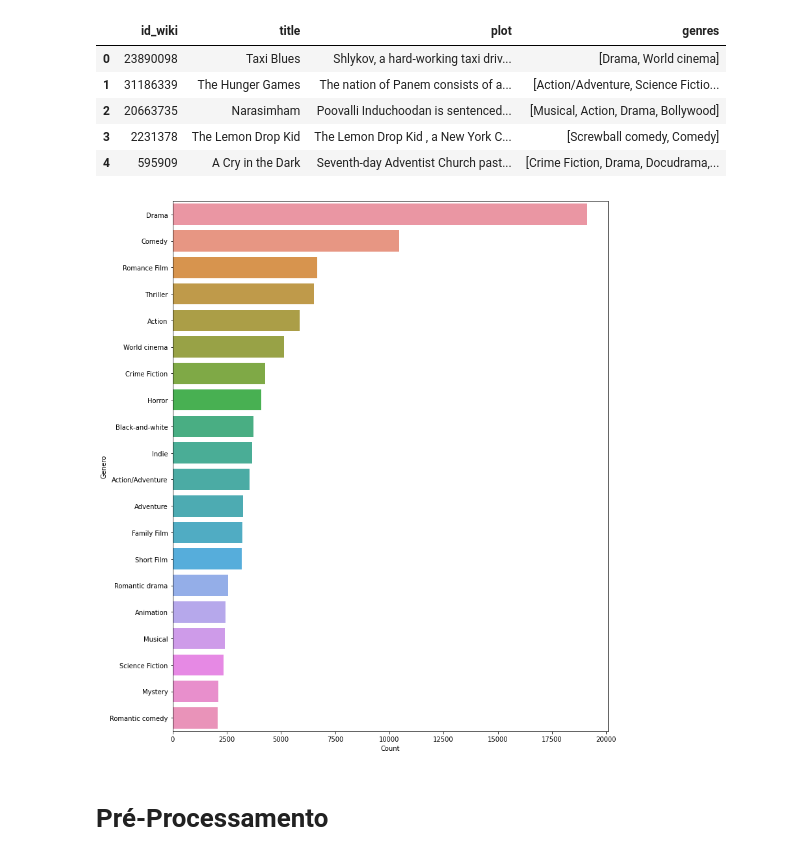
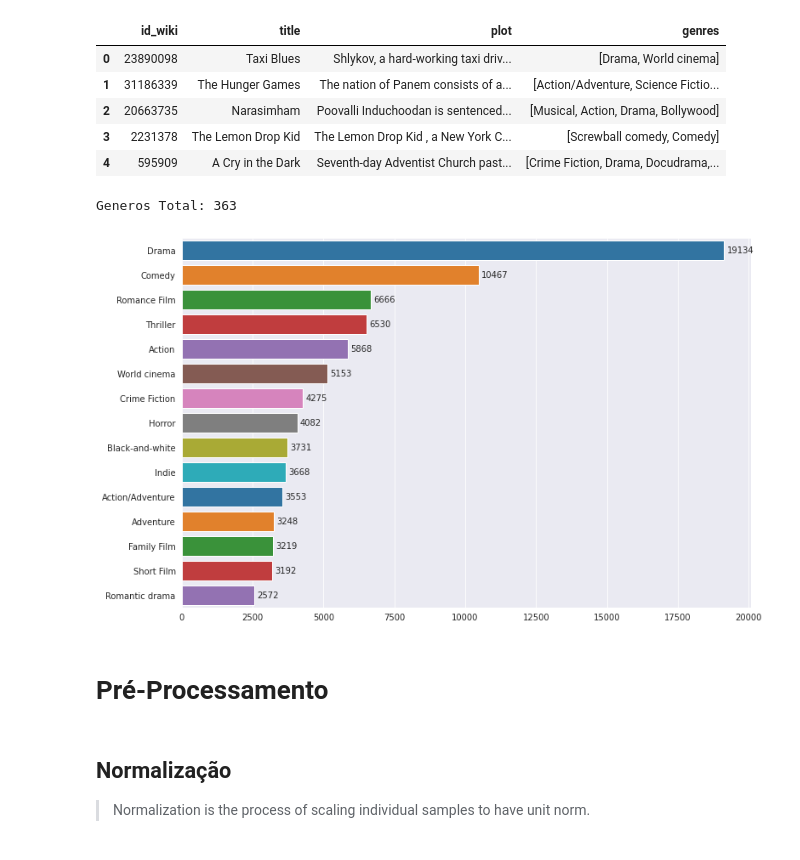
Before and after one commit to Durfan/ufsj-Data-Science, a Jupyter notebook: tp/tp.ipynb, the cells around one changed output. Drawn from its saved outputs; the diff is of its cells as text; code cells hidden in the pictures.

```diff
--- a/tp/tp.ipynb
+++ b/tp/tp.ipynb
@@ -1,10 +1,8 @@
 # %%
 import pandas as pd
 import numpy as np
-import json
+import json, csv, re
 import nltk
-import re
-import csv
 import matplotlib.pyplot as plt
 import seaborn as sns
 
@@ -19,13 +17,12 @@ from sklearn.metrics import f1_score
 
 from nltk.corpus import stopwords
 
+sns.set_style('darkgrid')
 %matplotlib inline
-pd.set_option('display.max_colwidth', 300)
 # %% [markdown]
 # Dataframe
 # %%
 %%time
-
 def to_list(entry):
   return list(json.loads(entry).values())
 
@@ -40,8 +37,8 @@ meta['languages'] = meta['languages'].apply(to_list)
 meta['countries'] = meta['countries'].apply(to_list)
 meta['genres'] = meta['genres'].apply(to_list)
 
-#meta['languages'] = meta['languages'].apply(lambda x: np.nan if len(x)==0 else x)
-#meta['countries'] = meta['countries'].apply(lambda x: np.nan if len(x)==0 else x)
-#meta['genres'] = meta['genres'].apply(lambda x: np.nan if len(x)==0 else x)
+meta['languages'] = meta['languages'].apply(lambda x: np.nan if len(x)==0 else x)
+meta['countries'] = meta['countries'].apply(lambda x: np.nan if len(x)==0 else x)
+meta['genres'] = meta['genres'].apply(lambda x: np.nan if len(x)==0 else x)
 meta.head()
 # %% [output]
@@ -82,6 +79,7 @@ meta['id_wiki'] = meta['id_wiki'].astype(str)
 cols = ['id_wiki','title','plot','genres']
 
 df = pd.merge(plots, meta[['id_wiki', 'title', 'genres']], on = 'id_wiki')
+df.drop(df.loc[df['genres'].isna()].index, inplace=True)
 df = df[cols]
 df.head()
 # %% [output]
@@ -101,11 +92,22 @@ df_genres = pd.DataFrame({
+# %%
+genres_flat = pd.Series([item for sublist in df.genres for item in sublist])
+df_genres = genres_flat.groupby(genres_flat).size().rename_axis('Genre').reset_index(name='Count')
+df_genres.sort_values('Count', ascending=False, ignore_index=True, inplace=True)
+print('Generos Total: {}'.format(df_genres.shape[0]))
+#df_genres.head(10)
+# %% [output]
+Generos Total: 363
 # %%
-plt.figure(figsize=(12,15))
-
-g = df_genres.nlargest(columns="Count", n = 20)
-ax = sns.barplot(data=g, x= "Count", y = "Genre")
-ax.set(xlabel = 'Count', ylabel = 'Genero')
+plt.figure(figsize=(12,8))
+ax = sns.barplot(data=df_genres[:15], x='Count', y='Genre', palette='tab10')
+ax.set(xlabel=None, ylabel=None)
+ax.bar_label(ax.containers[0], padding=3)
 plt.show()
 # %% [output]
-[figure, old version]
+[figure, new version]
 # %% [markdown]
 # Pré-Processamento
+# %% [markdown]
+## Normalização
+
+> Normalization is the process of scaling individual samples to have unit norm.
```
Also changed, not shown: parts of 21 cells of this notebook.
